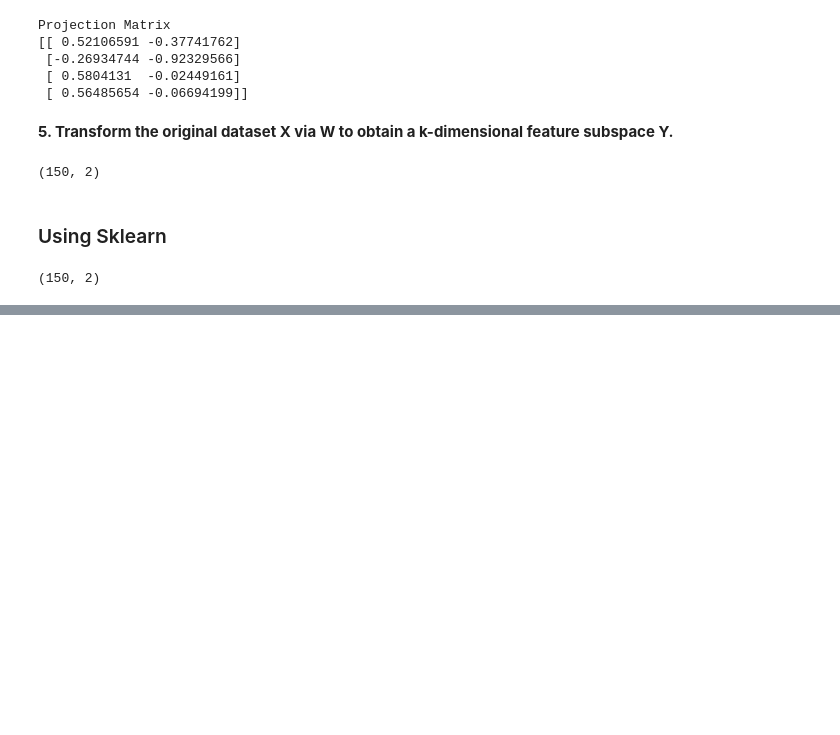
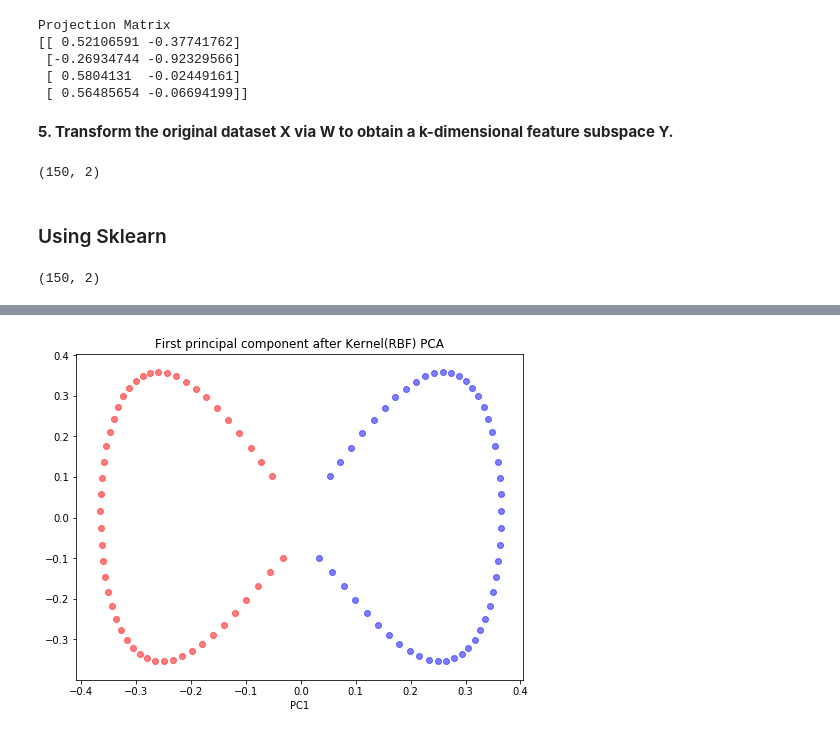
Before and after one commit to adimyth/datascience_stuff, a Jupyter notebook: machine-learning/DimensionalityReduction.ipynb, the cells around one changed output, grey strips where cells are left out. Cells and saved outputs as stored; diff of their text form; code cells hidden in the pictures; blank space fills up the shorter version.

```diff
--- a/machine-learning/DimensionalityReduction.ipynb
+++ b/machine-learning/DimensionalityReduction.ipynb
@@ -272,0 +317,2 @@ X_sklearn_lda.__dir__()
+# %%
+kernel_pca = KernelPCA(n_components=2, kernel='rbf', gamma=15)
@@ -272,0 +321,13 @@ X_sklearn_lda.__dir__()
+# %%
+X_kernel_pca = kernel_pca.fit_transform(X)
+# %%
+plt.figure(figsize=(8,6))
+plt.scatter(X_kernel_pca[y==0, 0], X_kernel_pca[y==0, 1], color='red', alpha=0.5)
+plt.scatter(X_kernel_pca[y==1, 0], X_kernel_pca[y==1, 1], color='blue', alpha=0.5)
+
+plt.title('First principal component after Kernel(RBF) PCA')
+plt.xlabel('PC1')
+
+plt.show()
+# %% [output]
+[figure, added]
```
Also changed, not shown: parts of 23 cells of this notebook.
